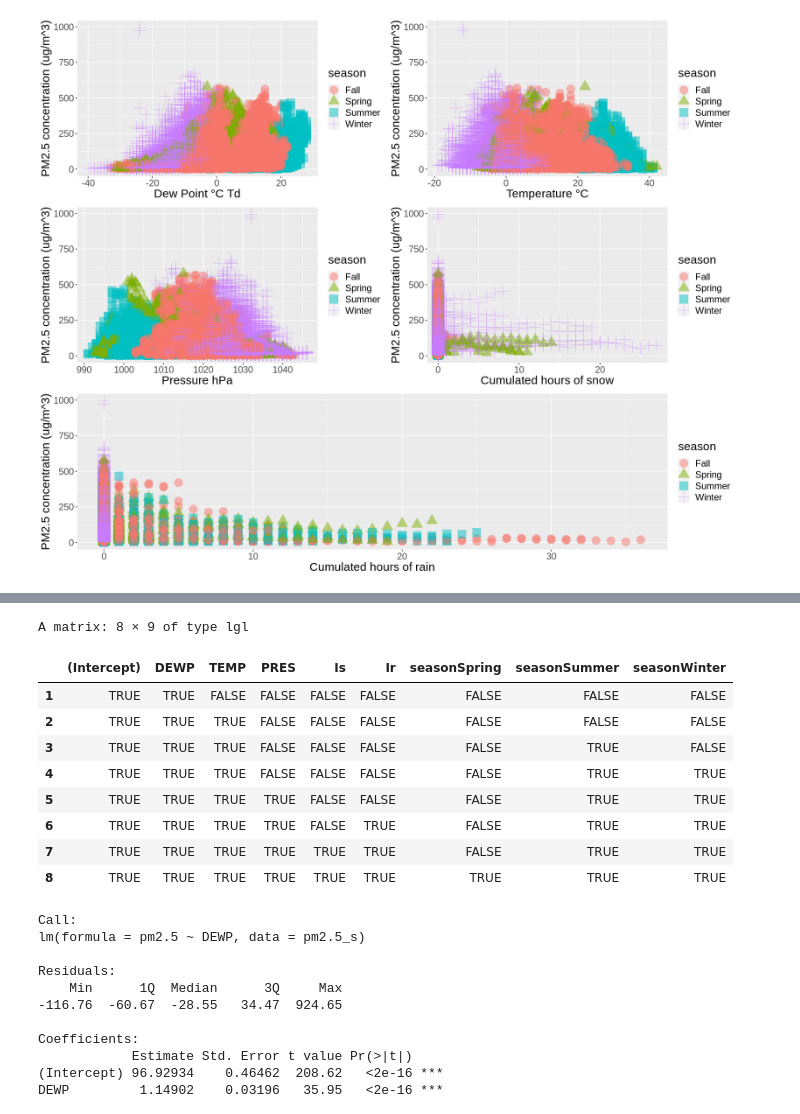
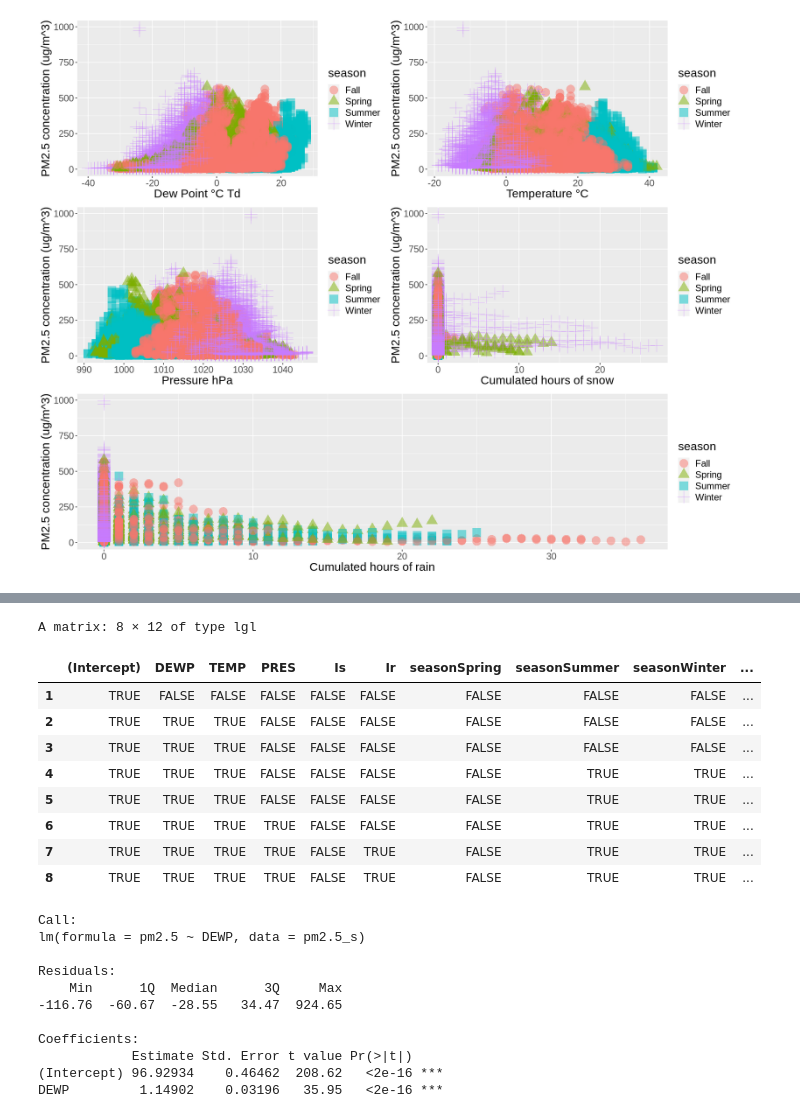
Before and after one commit to YuluDuan/Beijing-PM2.5-Prediction-Model, a Jupyter notebook: 306project.ipynb, the cells around one changed output, grey strips where cells are left out. Drawn from its saved outputs; the diff is of its cells as text; code cells hidden in the pictures.

```diff
--- a/306project.ipynb
+++ b/306project.ipynb
@@ -213,23 +370,23 @@ print(rain, vp = vplayout(3,1:2))
 # %%
 # model selection
 library(leaps)
-best<-regsubsets(pm2.5~DEWP+TEMP+PRES+Is+Ir+season, data=pm2.5_s, method = c("exhaustive"))
+best<-regsubsets(pm2.5~DEWP+TEMP+PRES+Is+Ir+season+cbwd, data=pm2.5_s, method = c("exhaustive"))
 summary(best)$which
 
 #1. adding the additional variables
 #2. season levels 2
 #3. wind direction?
 # %% [output]
-A matrix: 8 × 9 of type lgl
+A matrix: 8 × 12 of type lgl
-|  | (Intercept) | DEWP | TEMP | PRES | Is | Ir | seasonSpring | seasonSummer | seasonWinter |
-| 1 | TRUE | TRUE | FALSE | FALSE | FALSE | FALSE | FALSE | FALSE | FALSE |
-| 2 | TRUE | TRUE | TRUE | FALSE | FALSE | FALSE | FALSE | FALSE | FALSE |
-| 3 | TRUE | TRUE | TRUE | FALSE | FALSE | FALSE | FALSE | TRUE | FALSE |
-| 4 | TRUE | TRUE | TRUE | FALSE | FALSE | FALSE | FALSE | TRUE | TRUE |
-| 5 | TRUE | TRUE | TRUE | TRUE | FALSE | FALSE | FALSE | TRUE | TRUE |
-| 6 | TRUE | TRUE | TRUE | TRUE | FALSE | TRUE | FALSE | TRUE | TRUE |
-| 7 | TRUE | TRUE | TRUE | TRUE | TRUE | TRUE | FALSE | TRUE | TRUE |
-| 8 | TRUE | TRUE | TRUE | TRUE | TRUE | TRUE | TRUE | TRUE | TRUE |
+|  | (Intercept) | DEWP | TEMP | PRES | Is | Ir | seasonSpring | seasonSummer | seasonWinter | ... |
+| 1 | TRUE | FALSE | FALSE | FALSE | FALSE | FALSE | FALSE | FALSE | FALSE | ... |
+| 2 | TRUE | TRUE | TRUE | FALSE | FALSE | FALSE | FALSE | FALSE | FALSE | ... |
+| 3 | TRUE | TRUE | TRUE | FALSE | FALSE | FALSE | FALSE | FALSE | FALSE | ... |
+| 4 | TRUE | TRUE | TRUE | FALSE | FALSE | FALSE | FALSE | TRUE | TRUE | ... |
+| 5 | TRUE | TRUE | TRUE | FALSE | FALSE | FALSE | FALSE | TRUE | TRUE | ... |
+| 6 | TRUE | TRUE | TRUE | TRUE | FALSE | FALSE | FALSE | TRUE | TRUE | ... |
+| 7 | TRUE | TRUE | TRUE | TRUE | FALSE | TRUE | FALSE | TRUE | TRUE | ... |
+| 8 | TRUE | TRUE | TRUE | TRUE | FALSE | TRUE | FALSE | TRUE | TRUE | ... |
 # %%
 #fit model
 one_v <- lm(pm2.5~DEWP,data= pm2.5_s)
```
Also changed, not shown: parts of 7 cells of this notebook.
